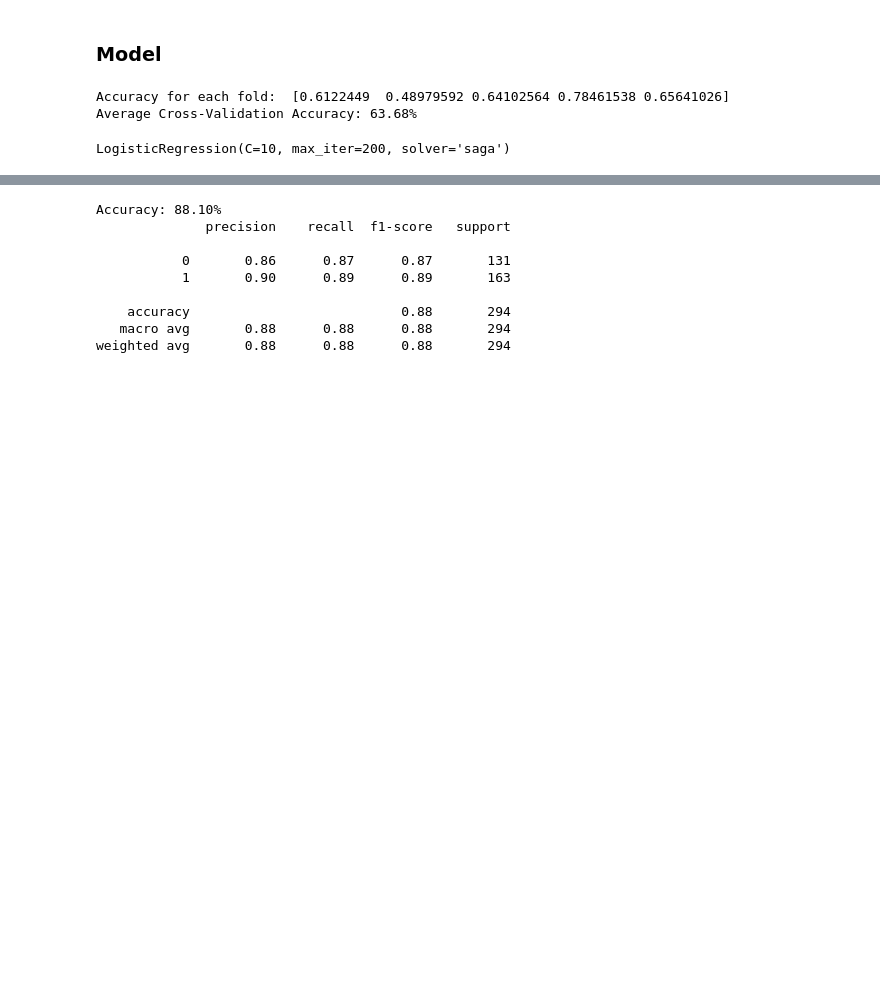
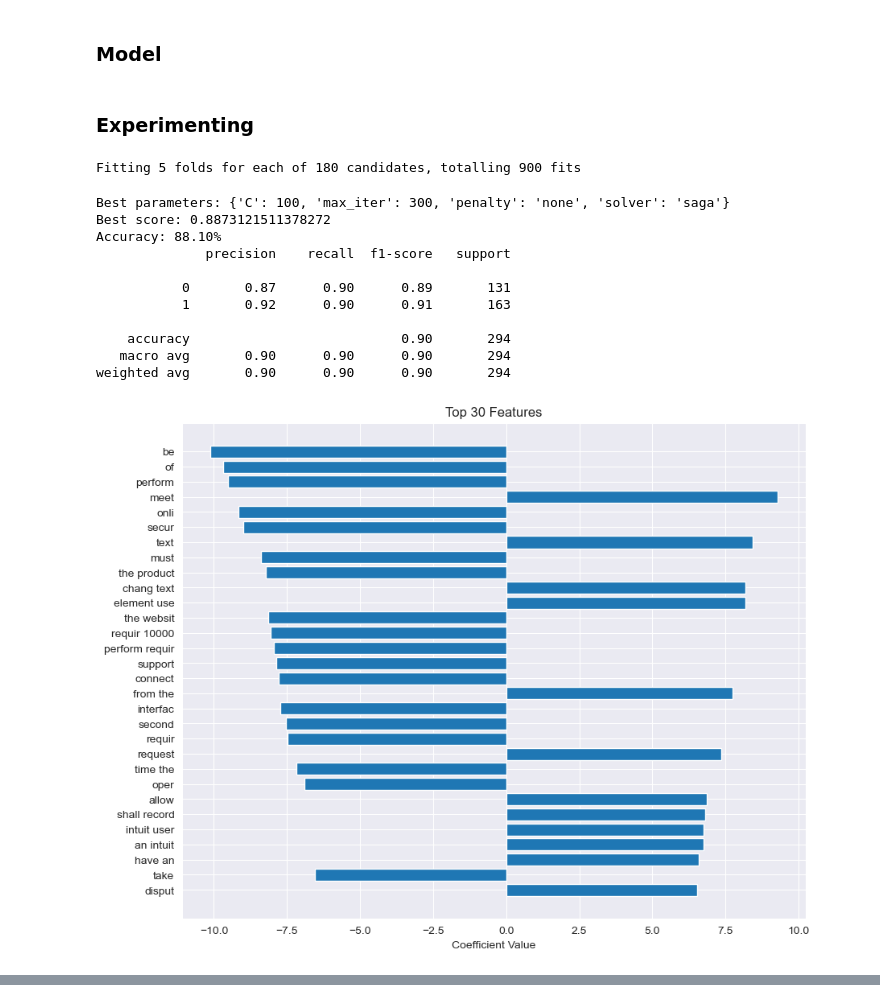
Before and after one commit to NickBres/SoftwareRequirementsClassification, a Jupyter notebook: LogR.ipynb, the cells around one changed output, grey strips where cells are left out. Cells and saved outputs as stored; diff of their text form; code cells hidden in the pictures; blank space fills up the shorter version.

```diff
--- a/LogR.ipynb
+++ b/LogR.ipynb
@@ -140,0 +227,18 @@ X_test = vectorizer.transform(X_test)
+# %%
+from sklearn.metrics import confusion_matrix
+import seaborn as sns
+
+def draw_confusion_matrix(y_test, y_pred):
+    # Compute the normalized confusion matrix
+    cm_normalized = confusion_matrix(y_test, y_pred, normalize='true')
+
+    # Convert to percentage
+    cm_percentage = cm_normalized * 100
+
+    # Visualize the confusion matrix as percentages
+    plt.figure(figsize=(10,7))
+    sns.heatmap(cm_percentage, annot=True, fmt=".2f", cmap="Blues", xticklabels=['Non-Functional', 'Functional'], yticklabels=['Non-Functional', 'Functional'])
+    plt.title('Confusion Matrix (Percentage)')
+    plt.xlabel('Predicted Label')
+    plt.ylabel('True Label')
+    plt.show()
@@ -141,17 +298,25 @@ X_test = vectorizer.transform(X_test)
+# %% [markdown]
+### Experimenting
 # %%
-model = LogisticRegression(
-    C=10,  # Regularization strength
-    penalty='l2',  # Norm used in the penalization
-    solver='saga',  # Optimization algorithm
-    max_iter=200  # Maximum number of iterations for the optimization algorithm
-)
-pipe = make_pipeline(vectorizer, model)
-scores = cross_val_score(pipe, X, y, cv=5, scoring='accuracy')
-print("Accuracy for each fold: ", scores)
-average_accuracy = np.mean(scores)
-print("Average Cross-Validation Accuracy: {:.2f}%".format(average_accuracy * 100))
-model.fit(X_train,y_train)
+preprocessing_params = {
+    'lemmatize': False,
+    'delete_stopwords': False,
+    'with_numbers': True,
+    'normalize_numbers': False
+}
+ngram_range = (1, 2)
+model, vectorizer = run_experiment(df, preprocessing_params, ngram_range)
 # %% [output]
-Accuracy for each fold:  [0.6122449  0.48979592 0.64102564 0.78461538 0.65641026]
-Average Cross-Validation Accuracy: 63.68%
+Fitting 5 folds for each of 180 candidates, totalling 900 fits
-LogisticRegression(C=10, max_iter=200, solver='saga')
+Best parameters: {'C': 100, 'max_iter': 300, 'penalty': 'none', 'solver': 'saga'}
+Best score: 0.8873121511378272
+Accuracy: 88.10%
+              precision    recall  f1-score   support
+
+           0       0.87      0.90      0.89       131
+           1       0.92      0.90      0.91       163
+
+    accuracy                           0.90       294
+   macro avg       0.90      0.90      0.90       294
+weighted avg       0.90      0.90      0.90       294
+[figure, added]
@@ -158,17 +323,0 @@ LogisticRegression(C=10, max_iter=200, solver='saga')
-# %%
-y_pred = model.predict(X_test)
-accuracy = accuracy_score(y_test, y_pred)
-print(f'Accuracy: {accuracy * 100:.2f}%')
-
-# Detailed performance report
-print(classification_report(y_test, y_pred))
-# %% [output]
-Accuracy: 88.10%
-              precision    recall  f1-score   support
-
-           0       0.86      0.87      0.87       131
-           1       0.90      0.89      0.89       163
-
-    accuracy                           0.88       294
-   macro avg       0.88      0.88      0.88       294
-weighted avg       0.88      0.88      0.88       294
```
Also changed, not shown: parts of 20 cells of this notebook, 1 other file.
